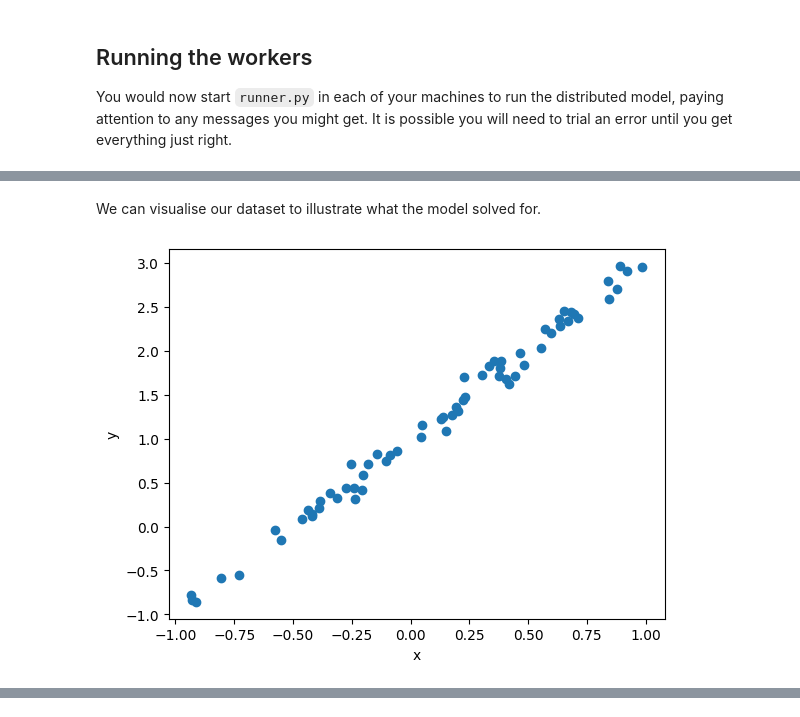
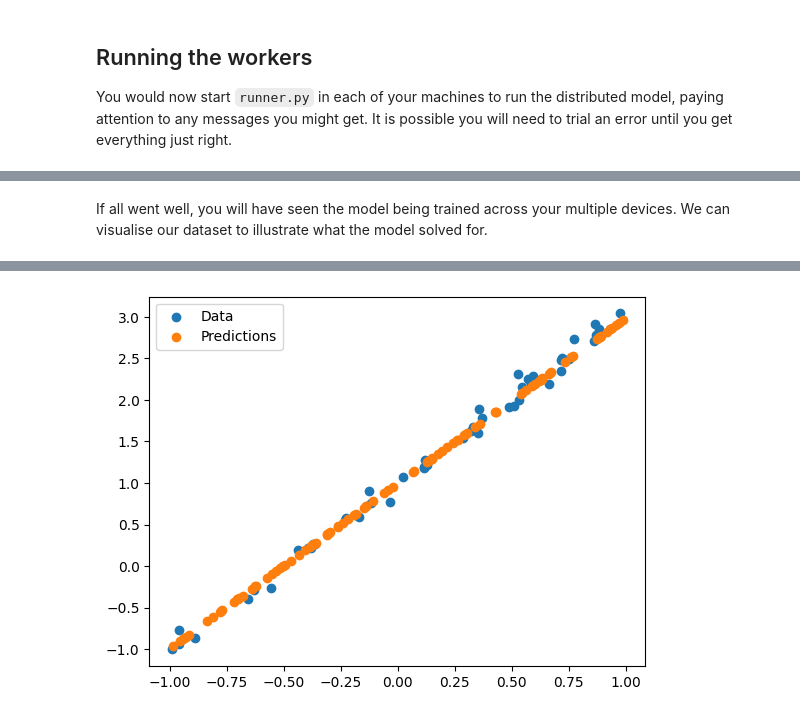
Before and after one commit to pedro-leitao/pedro-leitao.github.io, a Jupyter notebook: pages/howtos/tensorflow-keras-distributed-training/index.ipynb, the cells around one changed output, grey strips where cells are left out. Cells and saved outputs as stored; diff of their text form; code cells hidden in the pictures.

```diff
--- a/pages/howtos/tensorflow-keras-distributed-training/index.ipynb
+++ b/pages/howtos/tensorflow-keras-distributed-training/index.ipynb
@@ -72,7 +67,7 @@ from tensorflow.keras.layers import Input, Dense
 from tensorflow.keras.optimizers import Adam
 from tensorflow.data import Dataset
 
-def build_dataset(global_batch_size):
+def build_dataset(strategy, global_batch_size):
   # Generate a dataset
   np.random.seed(42)  # For reproducibility
   x = np.linspace(-1, 1, 1000)  # 1000 linearly spaced numbers
@@ -85,13 +80,13 @@ def build_dataset(global_batch_size):
 
   return dataset
 
-def plot_dataset(dataset):
+def plot_dataset_and_predictions(dataset, pred_x, pred_y):
   import matplotlib.pyplot as plt
   for x, y in dataset.take(1):
-    plt.scatter(x, y)
-    plt.xlabel('x')
-    plt.ylabel('y')
-    plt.show()
+    plt.scatter(x, y, label='Data')
+  plt.scatter(pred_x, pred_y, label='Predictions')
+  plt.legend()
+  plt.show()
 
 def build_model():
   input_layer = Input(shape=(1,))
@@ -102,6 +97,12 @@ def build_model():
                 loss='mean_squared_error',
                 metrics=['mae'])
   return model
+
+# Predict n random values from -1 to 1 using the trained model and return the predictions
+def predict(model, n):
+  x = np.random.uniform(-1, 1, n)
+  y = model.predict(x)
+  return x, y
 # %% [output]
 Overwriting model_setup.py
 # %% [markdown]
@@ -195,9 +218,11 @@ Epoch 10/10
 # %% [markdown]
-We can visualise our dataset to illustrate what the model solved for.
+If all went well, you will have seen the model being trained across your multiple devices. We can visualise our dataset to illustrate what the model solved for.
-# %%
-from model_setup import build_dataset, plot_dataset
-
-dataset = build_dataset(64)
-plot_dataset(dataset)
-# %% [output]
-[figure, removed]
+# %%
+import tensorflow as tf
+from model_setup import predict, plot_dataset_and_predictions
+
+saved_model = tf.keras.models.load_model("trained_model.keras")
+saved_dataset = tf.data.experimental.load("dataset.keras", element_spec=None)
+pred_x, pred_y = predict(saved_model, 100)
+plot_dataset_and_predictions(saved_dataset, pred_x, pred_y)
+# %% [output]
@@ -203,0 +240 @@ plot_dataset(dataset)
+[figure, added]
```
Also changed, not shown: parts of 7 cells of this notebook, 1 other file.
